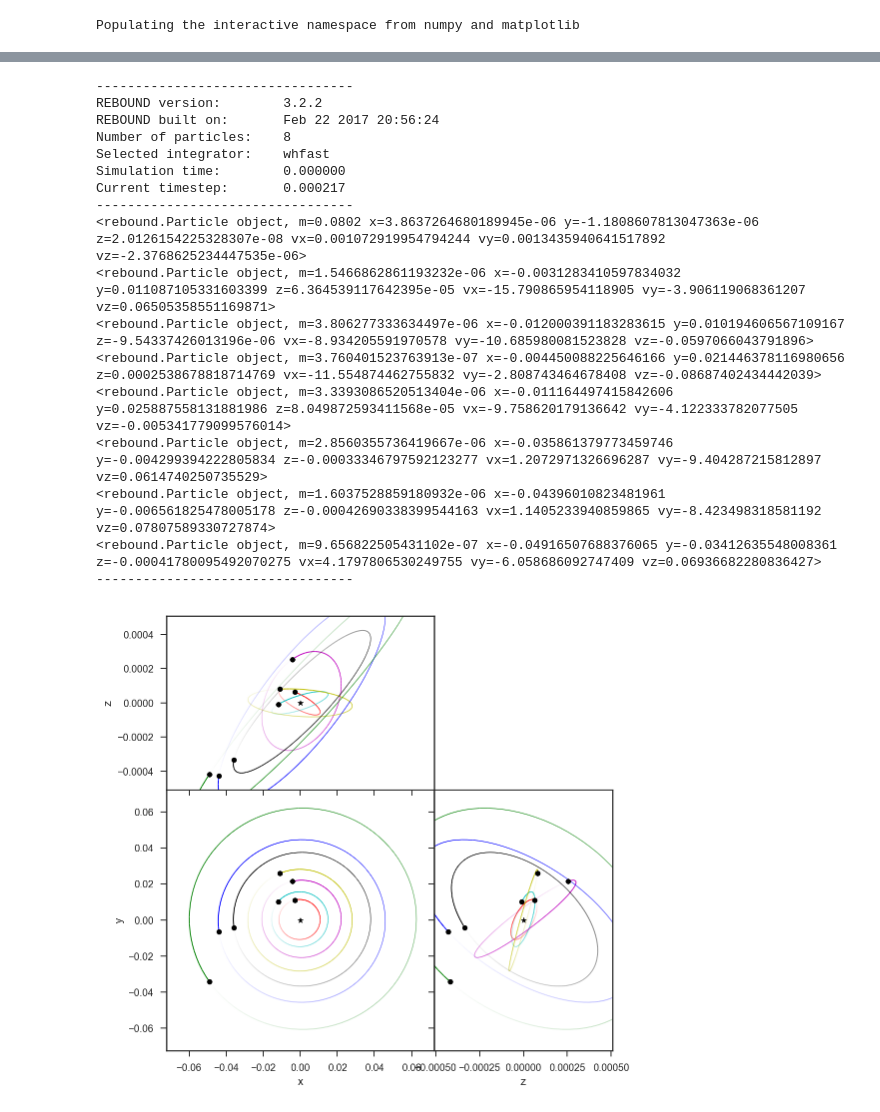
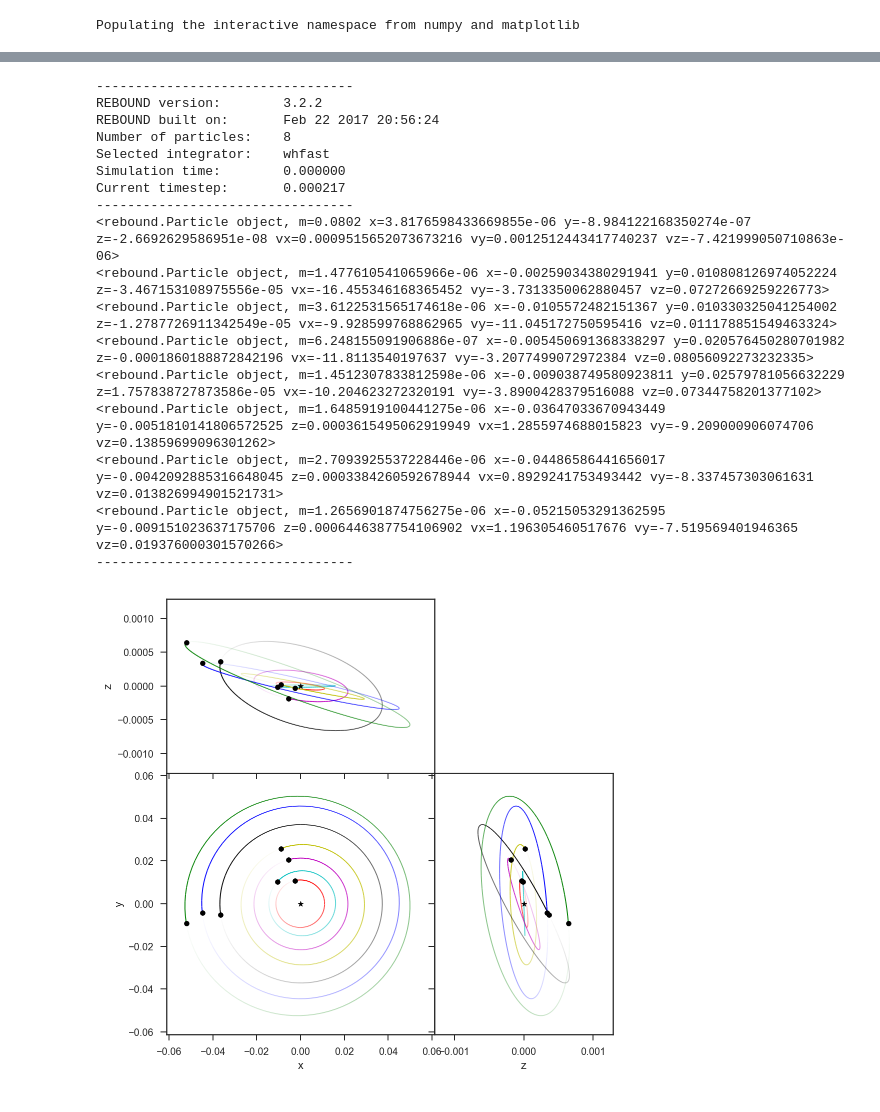
Before and after one commit to farr/TRAPPIST1, a Jupyter notebook: TRAPPIST1.ipynb, the cells around one changed output, grey strips where cells are left out. Drawn from its saved outputs; the diff is of its cells as text; code cells hidden in the pictures.

```diff
--- a/TRAPPIST1.ipynb
+++ b/TRAPPIST1.ipynb
@@ -61,43 +96,49 @@ def add_trappistp(sim, P0, dP0, T0, dT0, M0, dM0):
 # %%
-sim = reb.Simulation()
-sim.G = 4.0*pi*pi
-sim.exit_max_distance = 100 # Raise an exception if any body goes beyond 100 AU.
-sim.integrator = "whfast" # Hermes uses the Wisdom-Holman scheme with close encounters integrated by IAS15
-sim.ri_whfast.safe_mode = 0 # This and the next setting are much faster, but only OK if you don't access the particle array between steps
-sim.ri_whfast.corrector = 11 # Same
-sim.dt = 0.05*pi/3.0*1.51087081*days # Close to 5% of inner orbit period, but not commensurate
+def draw_sim():
+    sim = reb.Simulation()
+    sim.G = 4.0*pi*pi
+    sim.exit_max_distance = 100 # Raise an exception if any body goes beyond 100 AU.
+    sim.integrator = "whfast" # Hermes uses the Wisdom-Holman scheme with close encounters integrated by IAS15
+    sim.ri_whfast.safe_mode = 0 # This and the next setting are much faster, but only OK if you don't access the particle array between steps
+    sim.ri_whfast.corrector = 11 # Same
+    sim.dt = 0.05*pi/3.0*1.51087081*days # Close to 5% of inner orbit period, but not commensurate
 
-add_trappista(sim)
-add_trappistp(sim, 1.51087081, 0.6e-6, 7322.51736, 0.00010, 0.85, 0.72)
-add_trappistp(sim, 2.4218233, 0.17e-5, 7282.80728, 0.00019, 1.38, 0.61)
-add_trappistp(sim, 4.049610, 0.63e-4, 7670.14165, 0.00035, 0.41, 0.27)
-add_trappistp(sim, 6.099615, 0.11e-4, 7660.37859, 0.00038, 0.62, 0.58)
-add_trappistp(sim, 9.206690, 0.15e-4, 7671.39767, 0.00023, 0.68, 0.18)
-add_trappistp(sim, 12.35294, 0.12e-3, 7665.34937, 0.00021, 0.94, 0.63)
-add_trappistp(sim, 20.0, 6.0, 7662.55463, 0.00056, 0.755**3, 3.0*0.755**2*0.034)
+    add_trappista(sim)
+    add_trappistp(sim, 1.51087081, 0.6e-6, 7322.51736, 0.00010, 0.85, 0.72)
+    add_trappistp(sim, 2.4218233, 0.17e-5, 7282.80728, 0.00019, 1.38, 0.61)
+    add_trappistp(sim, 4.049610, 0.63e-4, 7670.14165, 0.00035, 0.41, 0.27)
+    add_trappistp(sim, 6.099615, 0.11e-4, 7660.37859, 0.00038, 0.62, 0.58)
+    add_trappistp(sim, 9.206690, 0.15e-4, 7671.39767, 0.00023, 0.68, 0.18)
+    add_trappistp(sim, 12.35294, 0.12e-3, 7665.34937, 0.00021, 0.94, 0.63)
+    add_trappistp(sim, 20.0, 6.0, 7662.55463, 0.00056, 0.755**3, 3.0*0.755**2*0.034)
 
-sim.move_to_com()
+    sim.move_to_com()
+
+    return sim
+
+sim = draw_sim()
 E0 = sim.calculate_energy()
 
+# Make a pretty plot.
 reb.OrbitPlot(sim, color=True, slices=True)
 
 sim.status()
 # %% [output]
 ---------------------------------
 REBOUND version:        3.2.2
 REBOUND built on:       Feb 22 2017 20:56:24
 Number of particles:    8
 Selected integrator:    whfast
 Simulation time:        0.000000
 Current timestep:       0.000217
 ---------------------------------
-<rebound.Particle object, m=0.0802 x=3.8637264680189945e-06 y=-1.1808607813047363e-06 z=2.0126154225328307e-08 vx=0.001072919954794244 vy=0.0013435940641517892 vz=-2.3768625234447535e-06>
-<rebound.Particle object, m=1.5466862861193232e-06 x=-0.0031283410597834032 y=0.011087105331603399 z=6.364539117642395e-05 vx=-15.790865954118905 vy=-3.906119068361207 vz=0.06505358551169871>
-<rebound.Particle object, m=3.806277333634497e-06 x=-0.012000391183283615 y=0.010194606567109167 z=-9.54337426013196e-06 vx=-8.934205591970578 vy=-10.685980081523828 vz=-0.0597066043791896>
-<rebound.Particle object, m=3.760401523763913e-07 x=-0.004450088225646166 y=0.021446378116980656 z=0.0002538678818714769 vx=-11.554874462755832 vy=-2.808743464678408 vz=-0.08687402434442039>
-<rebound.Particle object, m=3.3393086520513404e-06 x=-0.011164497415842606 y=0.025887558131881986 z=8.049872593411568e-05 vx=-9.758620179136642 vy=-4.122333782077505 vz=-0.005341779099576014>
-<rebound.Particle object, m=2.8560355736419667e-06 x=-0.035861379773459746 y=-0.004299394222805834 z=-0.00033346797592123277 vx=1.2072971326696287 vy=-9.404287215812897 vz=0.0614740250735529>
-<rebound.Particle object, m=1.6037528859180932e-06 x=-0.04396010823481961 y=-0.006561825478005178 z=-0.00042690338399544163 vx=1.1405233940859865 vy=-8.423498318581192 vz=0.07807589330727874>
-<rebound.Particle object, m=9.656822505431102e-07 x=-0.04916507688376065 y=-0.03412635548008361 z=-0.00041780095492070275 vx=4.1797806530249755 vy=-6.058686092747409 vz=0.06936682280836427>
+<rebound.Particle object, m=0.0802 x=3.8176598433669855e-06 y=-8.984122168350274e-07 z=-2.6692629586951e-08 vx=0.0009515652073673216 vy=0.0012512443417740237 vz=-7.421999050710863e-06>
+<rebound.Particle object, m=1.477610541065966e-06 x=-0.00259034380291941 y=0.010808126974052224 z=-3.467153108975556e-05 vx=-16.455346168365452 vy=-3.7313350062880457 vz=0.07272669259226773>
+<rebound.Particle object, m=3.6122531565174618e-06 x=-0.0105572482151367 y=0.010330325041254002 z=-1.2787726911342549e-05 vx=-9.928599768862965 vy=-11.045172750595416 vz=0.011178851549463324>
+<rebound.Particle object, m=6.248155091906886e-07 x=-0.005450691368338297 y=0.020576450280701982 z=-0.0001860188872842196 vx=-11.8113540197637 vy=-3.2077499072972384 vz=0.08056092273232335>
+<rebound.Particle object, m=1.4512307833812598e-06 x=-0.009038749580923811 y=0.02579781056632229 z=1.757838727873586e-05 vx=-10.204623272320191 vy=-3.8900428379516088 vz=0.07344758201377102>
+<rebound.Particle object, m=1.6485919100441275e-06 x=-0.03647033670943449 y=-0.0051810141806572525 z=0.0003615495062919949 vx=1.2855974688015823 vy=-9.209000906074706 vz=0.13859699096301262>
+<rebound.Particle object, m=2.7093925537228446e-06 x=-0.04486586441656017 y=-0.0042092885316648045 z=0.0003384260592678944 vx=0.8929241753493442 vy=-8.337457303061631 vz=0.013826994901521731>
+<rebound.Particle object, m=1.2656901874756275e-06 x=-0.05215053291362595 y=-0.009151023637175706 z=0.0006446387754106902 vx=1.196305460517676 vy=-7.519569401946365 vz=0.019376000301570266>
 ---------------------------------
-[figure, old version]
+[figure, new version]
```
Also changed, not shown: parts of 39 cells of this notebook, 1 other file.
